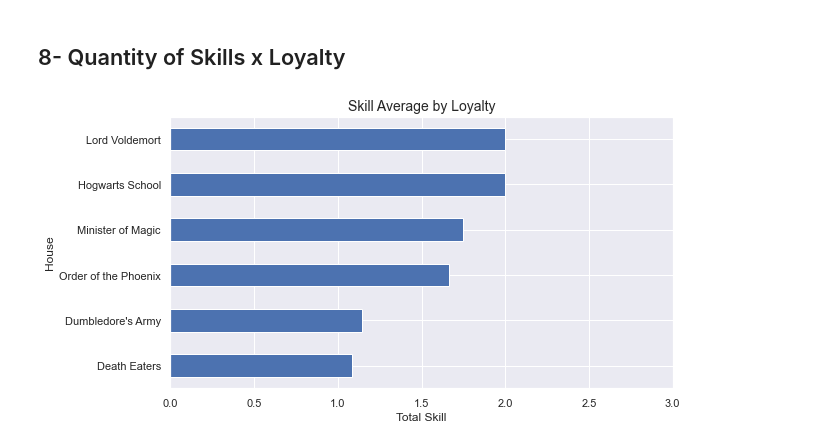
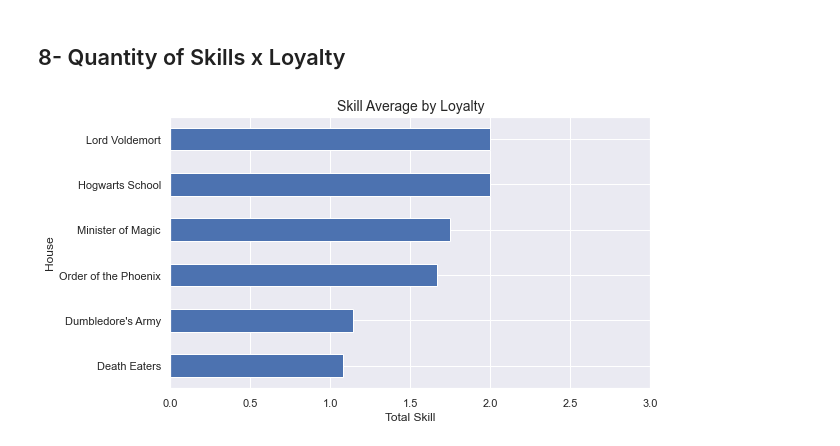
Before and after one commit to juluz/python-analysis, a Jupyter notebook: harry_potter/notebook/eda_characters.ipynb, the cells around one changed output. Drawn from its saved outputs; the diff is of its cells as text; code cells hidden in the pictures.

```diff
--- a/harry_potter/notebook/eda_characters.ipynb
+++ b/harry_potter/notebook/eda_characters.ipynb
@@ -726,19 +726,19 @@ f.savefig('C:/Users/juml_/Documents/Projects/github/python-analysis/harry_potter
 # %%
 data = df_caracter_house[(df_caracter_house['Blood_status'] !='0') & (df_caracter_house['Blood_status'] !='Unknown')]
 
 sns.set_style("darkgrid")
-f = plt.figure(figsize=(9,5))
+f = plt.figure(figsize=(8.6,5))
 x = data.groupby('Loyalty_view')['total_skill'].mean().sort_values()
 
 plt.xlim(0, 3)
 x.plot(kind='barh')
 
 plt.rcParams.update({'font.size': 12})
 
 plt.title('Skill Average by Loyalty',fontsize=14)
 plt.ylabel('House')
 plt.xlabel('Total Skill')
 plt.show();
 f.savefig('C:/Users/juml_/Documents/Projects/github/python-analysis/harry_potter/image/hist_loyalty.png',bbox_inches='tight',transparent=False)
 # %% [output]
-[figure, old version]
+[figure, new version]
```
Also changed, not shown: 1 other file.
